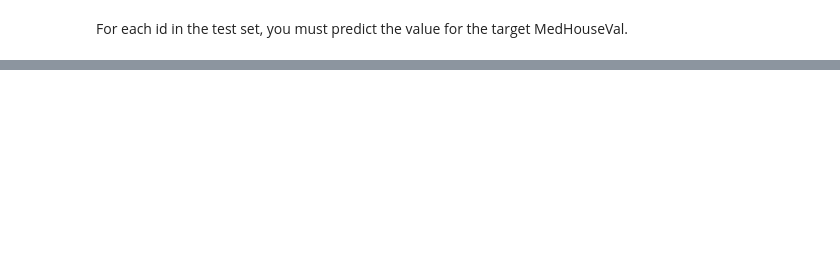
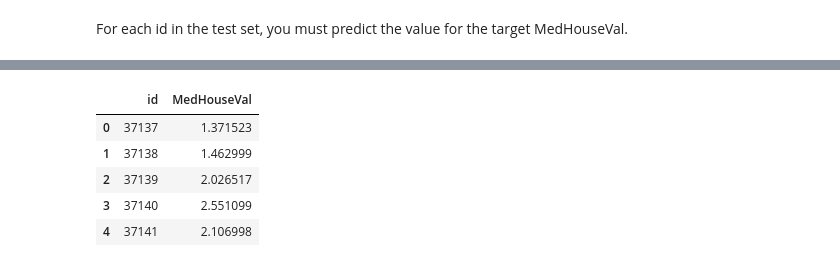
Before and after one commit to hibiki333155555/kaggle_playground2, a Jupyter notebook: EDA.ipynb, the cells around one changed output, grey strips where cells are left out. Cells and saved outputs as stored; diff of their text form; code cells hidden in the pictures; blank space fills up the shorter version.

```diff
--- a/EDA.ipynb
+++ b/EDA.ipynb
@@ -56,0 +151,5 @@ sns.heatmap(data)
+# %%
+X_train = df_train.iloc[:,1:9]
+y_train = df_train.MedHouseVal
+# %%
+X_test = df_test.iloc[:,1:]
@@ -56,0 +175,10 @@ sns.heatmap(data)
+# %%
+submission = pd.DataFrame({'id': df_test.id, 'MedHouseVal': prediction})
+submission.head()
+# %% [output]
+|  | id | MedHouseVal |
+| 0 | 37137 | 1.371523 |
+| 1 | 37138 | 1.462999 |
+| 2 | 37139 | 2.026517 |
+| 3 | 37140 | 2.551099 |
+| 4 | 37141 | 2.106998 |
```
Also changed, not shown: parts of 19 cells of this notebook.
